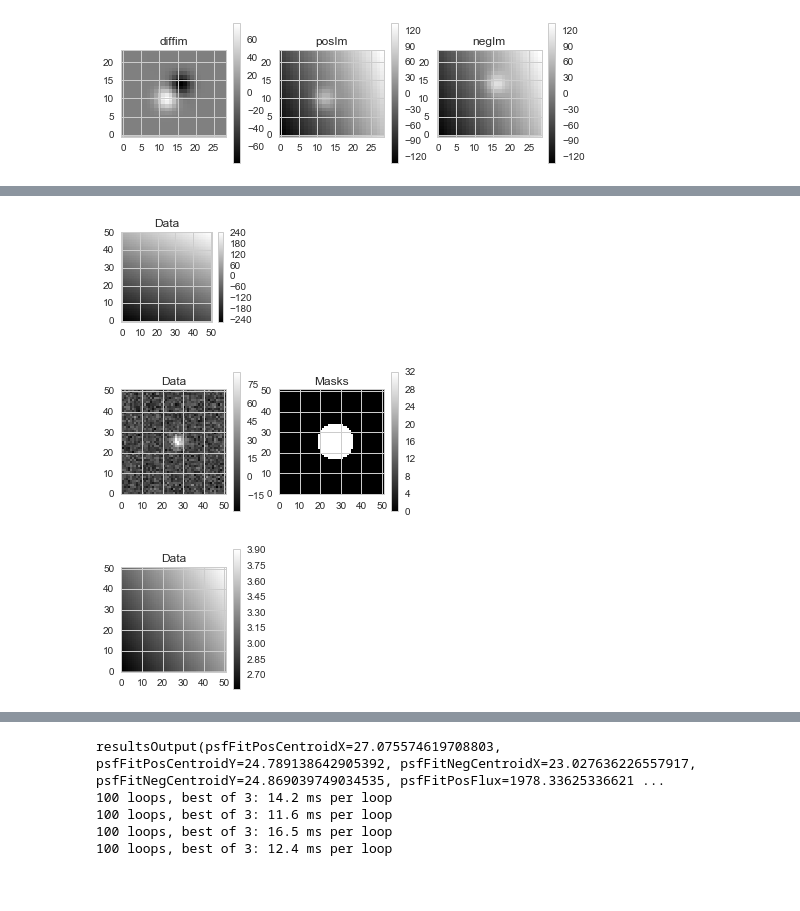
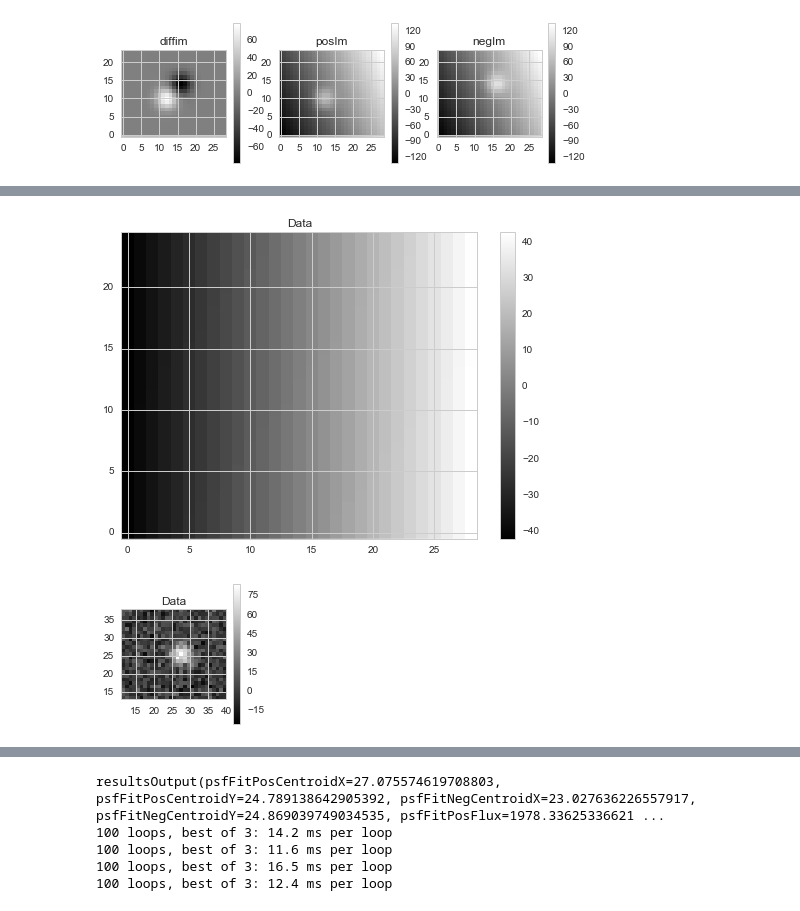
Before and after one commit to lsst/ip_diffim, a Jupyter notebook: 10a. update to 10 fit background using afw_math and Chebyshev polynomial.ipynb, the cells around one changed output, grey strips where cells are left out. Cells and saved outputs as stored; diff of their text form; code cells hidden in the pictures.

Commit message:
revert back to custom linear bg fit

```diff
--- a/10a. update to 10 fit background using afw_math and Chebyshev polynomial.ipynb
+++ b/10a. update to 10 fit background using afw_math and Chebyshev polynomial.ipynb
@@ -153,30 +131,23 @@ bim = bgFitAfw(exp, display=True)
 # %%
-bbox = img.diffim.getBBox()
+bbox = s[0].getFootprint().getBBox()
 y, x = np.mgrid[bbox.getBeginY():bbox.getEndY(), bbox.getBeginX():bbox.getEndX()]
 in_x = np.array([x, y]).astype(np.float64)
-in_x[0, :] -= np.mean(in_x[0, :])
-in_x[1, :] -= np.mean(in_x[1, :])
+in_x[0, :] -= in_x[0, :].mean()
+in_x[1, :] -= in_x[1, :].mean()
 
-def bgFitCustom(img, in_x, display=False):
+def bgFitCustom(img, display=False):
     alg = dft.DipoleFitAlgorithm(img.diffim, img.posImage, img.negImage)
-    pars1 = alg.fitBackgroundGradient(s[0], img.posImage, order=1)
-    #print pars1
+    pars = alg.fitBackgroundGradient(s[0], img.posImage, order=1)
+    bim = alg.genBgGradientModel(in_x, pars)
+    if display:
+        dft.DipolePlotUtils.display2dArray(bim)
+        res = afwImage.ImageF(img.posImage.getMaskedImage().getImage().clone(),
+                              s[0].getFootprint().getBBox(), afwImage.PARENT)
+        res.getArray()[:, :] -= bim
+        dft.DipolePlotUtils.displayImage(res)
+        return bim, res
+    return bim
 
-    fit1 = alg.genBgGradientModel(in_x, pars1)
-    #print fit1.shape, res.getArrays()[0].shape
-
-    if display:
-        plt.subplot(3, 3, 1)
-        dft.DipolePlotUtils.display2dArray(fit1)
-        res = img.posImage.clone().getMaskedImage()
-        res.getArrays()[0][:, :] -= fit1
-        dft.DipolePlotUtils.displayMaskedImage(res)
-    return fit1
-
-fit1 = bgFitCustom(img, in_x, display=True)
-tmp = bim.clone()
-tmp.getArray()[:, :] -= fit1
-dft.DipolePlotUtils.displayImage(tmp)
-
-%timeit bgFitCustom(img, in_x)
+bim2, res2 = bgFitCustom(img, display=True)
+%timeit bgFitCustom(img)
 # %% [output]
@@ -184,3 +155,2 @@ dft.DipolePlotUtils.displayImage(tmp)
-[figure, old version]
+[figure, new version]
-[figure, old version]
+[figure, new version]
-[figure, removed]
```
Also changed, not shown: parts of 8 cells of this notebook, 1 other file.
